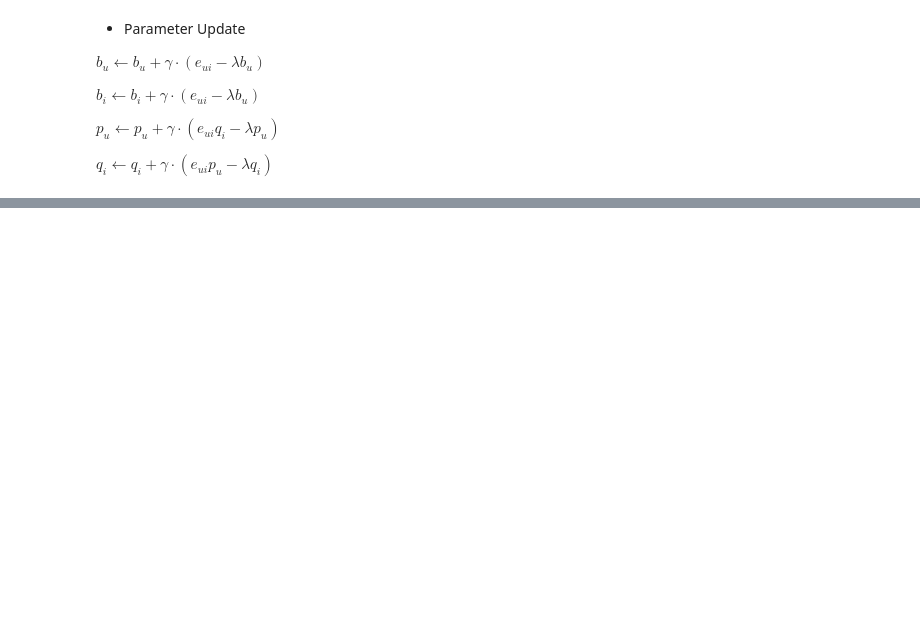
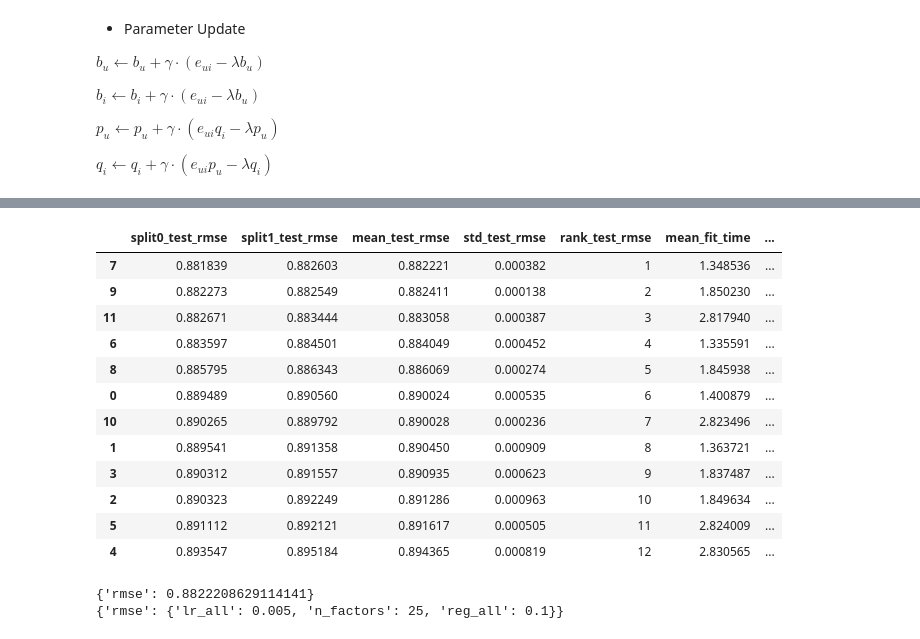
Before and after one commit to pray92/recommendation_system, a Jupyter notebook: recommendation_system_week_3rd_practice.ipynb, the cells around one changed output, grey strips where cells are left out. Saved outputs shown, nothing was run; the diff lists cells and outputs as text; code cells hidden in the pictures; blank space fills up the shorter version.

Commit message:
추천 시스템 - ALS 구현, Surprise 라이브러리를 활용한 MF 모델 실습 및 KNN과 MF 모델 성능 비교 실습

```diff
--- a/recommendation_system_week_3rd_practice.ipynb
+++ b/recommendation_system_week_3rd_practice.ipynb
@@ -484,0 +901,7 @@ training_result_pd
+# %%
+# surprise에서 제공하는 dataset과 reader
+
+from surprise import Reader, Dataset
+
+reader = Reader(rating_scale=(0.5, 5.0))
+data = Dataset.load_from_df(ratings_df[['userId', 'movieId', 'rating']], reader)
@@ -484,0 +1061,34 @@ training_result_pd
+# %%
+# Grid Search 패키지를 제공함 -> 전체적인 성능을 파악
+
+from surprise.model_selection import GridSearchCV
+
+grid = {'lr_all': [.0025, .005],
+        'n_factors': [25, 50, 100],
+        'reg_all': [0.02, 0.1]
+       }
+
+gs = GridSearchCV(SVD, grid, measures=['RMSE'], cv=2)
+gs.fit(data)
+# %%
+pd.DataFrame(gs.cv_results).sort_values(by='rank_test_rmse')
+# %% [output]
+|  | split0_test_rmse | split1_test_rmse | mean_test_rmse | std_test_rmse | rank_test_rmse | mean_fit_time | ... |
+| 7 | 0.881839 | 0.882603 | 0.882221 | 0.000382 | 1 | 1.348536 | ... |
+| 9 | 0.882273 | 0.882549 | 0.882411 | 0.000138 | 2 | 1.850230 | ... |
+| 11 | 0.882671 | 0.883444 | 0.883058 | 0.000387 | 3 | 2.817940 | ... |
+| 6 | 0.883597 | 0.884501 | 0.884049 | 0.000452 | 4 | 1.335591 | ... |
+| 8 | 0.885795 | 0.886343 | 0.886069 | 0.000274 | 5 | 1.845938 | ... |
+| 0 | 0.889489 | 0.890560 | 0.890024 | 0.000535 | 6 | 1.400879 | ... |
+| 10 | 0.890265 | 0.889792 | 0.890028 | 0.000236 | 7 | 2.823496 | ... |
+| 1 | 0.889541 | 0.891358 | 0.890450 | 0.000909 | 8 | 1.363721 | ... |
+| 3 | 0.890312 | 0.891557 | 0.890935 | 0.000623 | 9 | 1.837487 | ... |
+| 2 | 0.890323 | 0.892249 | 0.891286 | 0.000963 | 10 | 1.849634 | ... |
+| 5 | 0.891112 | 0.892121 | 0.891617 | 0.000505 | 11 | 2.824009 | ... |
+| 4 | 0.893547 | 0.895184 | 0.894365 | 0.000819 | 12 | 2.830565 | ... |
+# %%
+print(gs.best_score)
+print(gs.best_params)
+# %% [output]
+{'rmse': 0.8822208629114141}
+{'rmse': {'lr_all': 0.005, 'n_factors': 25, 'reg_all': 0.1}}
```
Also changed, not shown: parts of 50 cells of this notebook.
